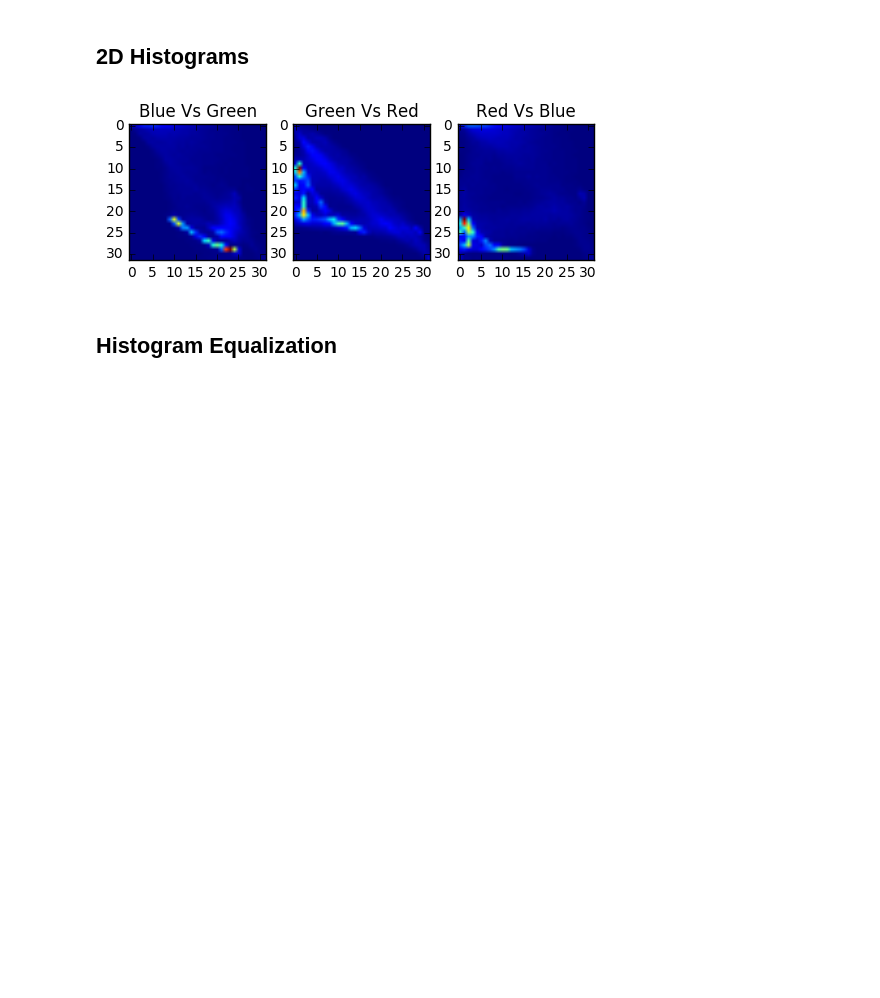
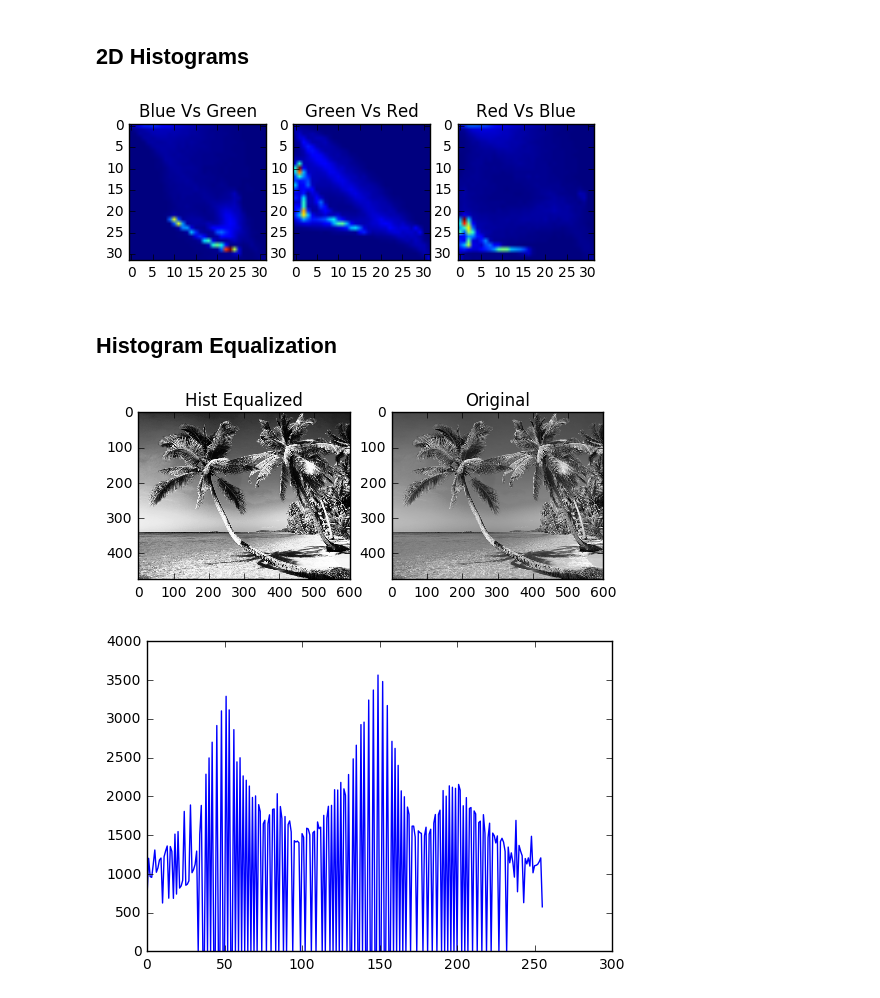
Before and after one commit to back-prop/CV, a Jupyter notebook: OpenCVBasics/Image_Histograms.ipynb, the cells around one changed output. Saved outputs shown, nothing was run; the diff lists cells and outputs as text; code cells hidden in the pictures; blank space fills up the shorter version.

```diff
--- a/OpenCVBasics/Image_Histograms.ipynb
+++ b/OpenCVBasics/Image_Histograms.ipynb
@@ -98,3 +98,25 @@ plt.show()
 [figure]
 # %% [markdown]
 ## Histogram Equalization
+# %%
+eqal = cv2.equalizeHist(gray)
+
+fig = plt.figure()
+
+ax = fig.add_subplot(121)
+ax.imshow(eqal,cmap='gray')
+ax.set_title("Hist Equalized")
+
+
+hist = cv2.calcHist([eqal],[0],None,[256],[0,256])
+ax = fig.add_subplot(122)
+ax.imshow(gray,cmap='gray')
+ax.set_title("Original")
+
+plt.show()
+plt.plot(hist)
+
+plt.show()
+# %% [output]
+[figure, added]
+[figure, added]
```
Also changed, not shown: parts of 7 cells of this notebook, 4 other files.
